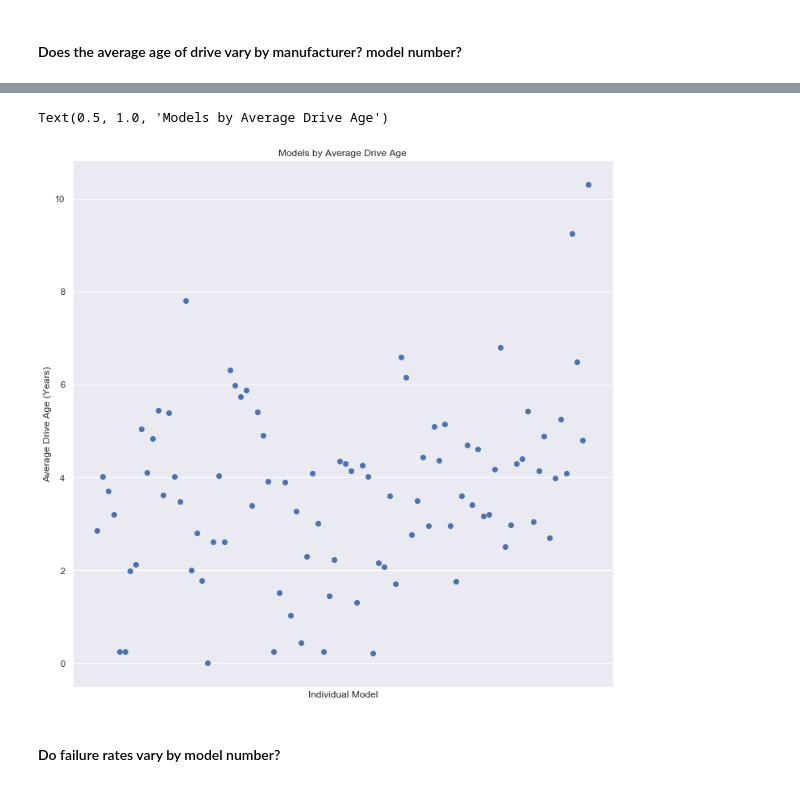
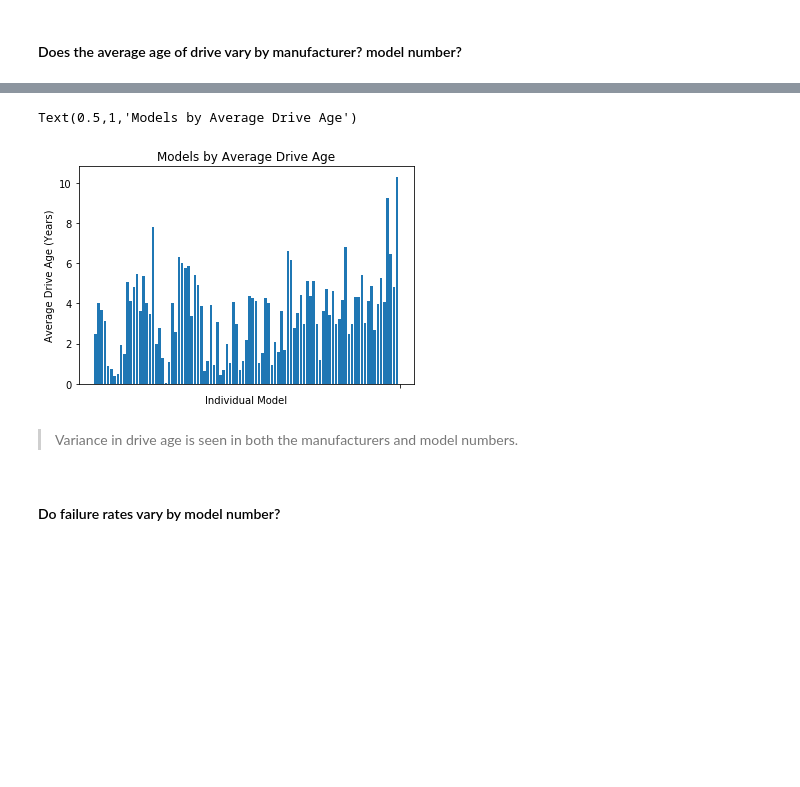
Before and after one commit to just-keep-spinning/hard-drive-project, a Jupyter notebook: hard_drive_pipeline.ipynb, the cells around one changed output, grey strips where cells are left out. Drawn from its saved outputs; the diff is of its cells as text; code cells hidden in the pictures; blank space fills up the shorter version.

```diff
--- a/hard_drive_pipeline.ipynb
+++ b/hard_drive_pipeline.ipynb
@@ -369,14 +365,18 @@ model_avg_age.groupby('model',sort=True).mean().describe()
 # %%
 # Plot of Models by Average Drive Age
 mod = model_avg_age.groupby('model',sort=True).mean()
-ax2 = plt.scatter(x= mod.index ,y=mod.drive_age_in_years)
-ax2.axes.get_xaxis().set_ticks([])
+# ax2 = plt.scatter(x= mod.index ,y=mod.drive_age_in_years)
+ax2 = plt.bar(x= mod.index ,height=mod.drive_age_in_years)
+# ax2.axes.get_xaxis().set_ticks([])
+plt.xticks('')
 plt.xlabel('Individual Model')
 plt.ylabel('Average Drive Age (Years)')
 plt.title('Models by Average Drive Age')
 # %% [output]
-Text(0.5, 1.0, 'Models by Average Drive Age')
+Text(0.5,1,'Models by Average Drive Age')
-[figure, old version]
+[figure, new version]
+# %% [markdown]
+> Variance in drive age is seen in both the manufacturers and model numbers.
 # %% [markdown]
 #### Do failure rates vary by model number?
 # %%
```
Also changed, not shown: parts of 47 cells of this notebook, 2 other files.
